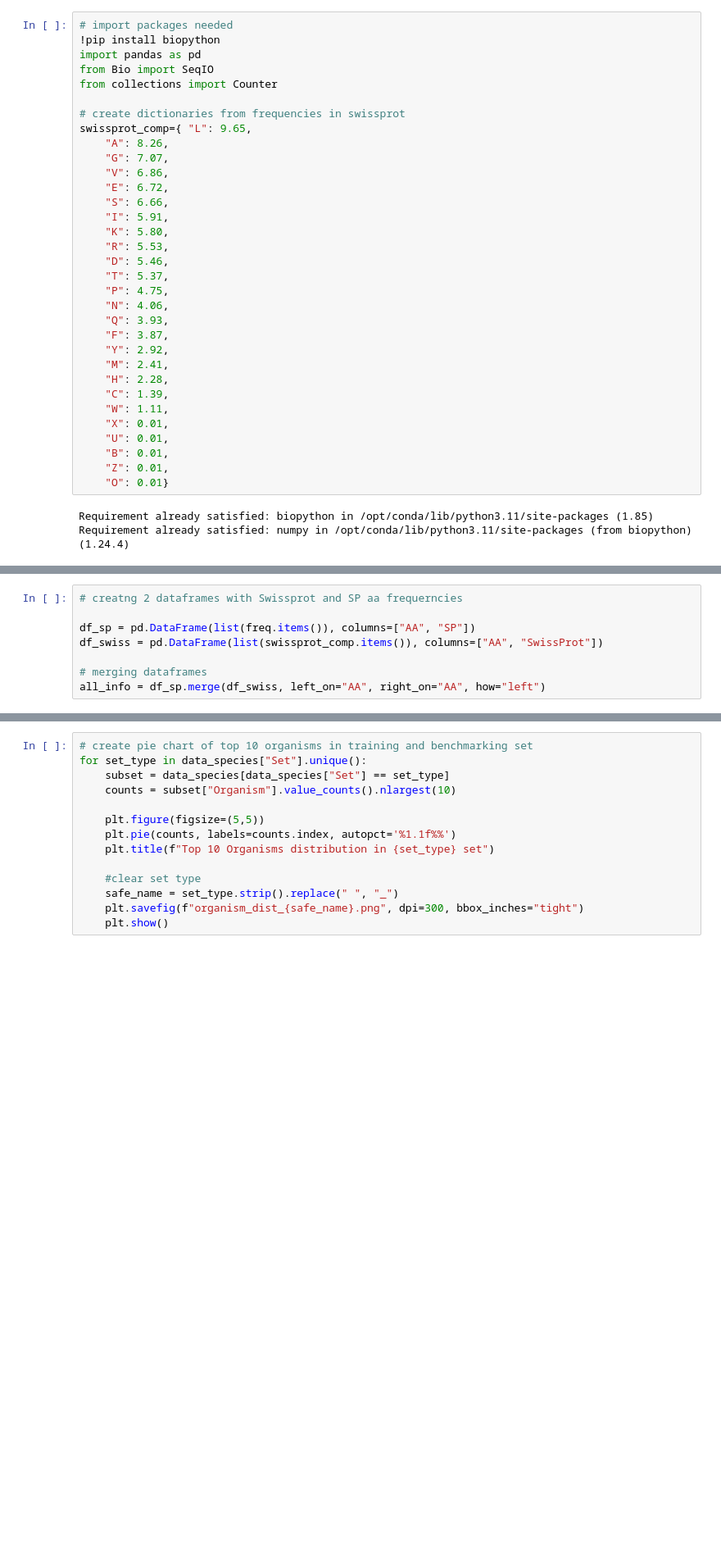
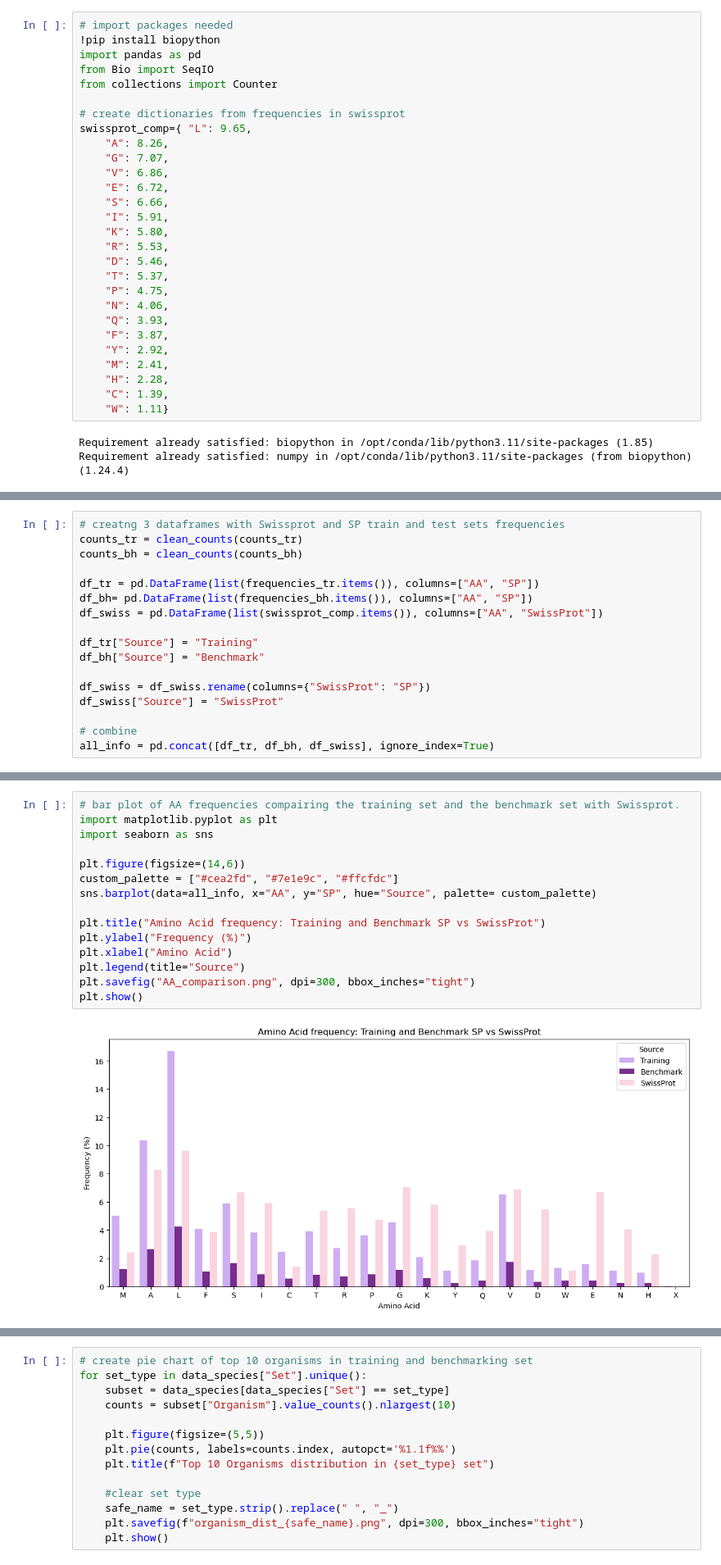
Before and after one commit to RebeccaBarbera/LAB2_project_group_13, a Jupyter notebook: data_analysis/frequencies-4.ipynb, the cells around one changed output, grey strips where cells are left out. Shown at 82% size. Cells and saved outputs as stored; diff of their text form; blank space fills up the shorter version.

Commit message:
frequencies ++

```diff
--- a/data_analysis/frequencies-3.ipynb
+++ b/data_analysis/frequencies-4.ipynb
@@ -25,12 +25,7 @@ swissprot_comp={ "L": 9.65,
     "M": 2.41,
     "H": 2.28,
     "C": 1.39,
-    "W": 1.11,
-    "X": 0.01,
-    "U": 0.01,
-    "B": 0.01,
-    "Z": 0.01,
-    "O": 0.01}
+    "W": 1.11}
 # %% [output]
 Requirement already satisfied: biopython in /opt/conda/lib/python3.11/site-packages (1.85)
 Requirement already satisfied: numpy in /opt/conda/lib/python3.11/site-packages (from biopython) (1.24.4)
@@ -75,8 +107,17 @@ frequencies= count_total_frequencies(counts)
 # %%
-# creatng 2 dataframes with Swissprot and SP aa frequerncies
+# creatng 3 dataframes with Swissprot and SP train and test sets frequencies
+counts_tr = clean_counts(counts_tr)
+counts_bh = clean_counts(counts_bh)
 
-df_sp = pd.DataFrame(list(freq.items()), columns=["AA", "SP"])
+df_tr = pd.DataFrame(list(frequencies_tr.items()), columns=["AA", "SP"])
+df_bh= pd.DataFrame(list(frequencies_bh.items()), columns=["AA", "SP"])
 df_swiss = pd.DataFrame(list(swissprot_comp.items()), columns=["AA", "SwissProt"])
 
-# merging dataframes
-all_info = df_sp.merge(df_swiss, left_on="AA", right_on="AA", how="left")
+df_tr["Source"] = "Training"
+df_bh["Source"] = "Benchmark"
+
+df_swiss = df_swiss.rename(columns={"SwissProt": "SP"})
+df_swiss["Source"] = "SwissProt"
+
+# combine
+all_info = pd.concat([df_tr, df_bh, df_swiss], ignore_index=True)
@@ -101,3 +124,20 @@ plt.show()
+# %%
+# bar plot of AA frequencies compairing the training set and the benchmark set with Swissprot.
+import matplotlib.pyplot as plt
+import seaborn as sns
+
+plt.figure(figsize=(14,6))
+custom_palette = ["#cea2fd", "#7e1e9c", "#ffcfdc"]
+sns.barplot(data=all_info, x="AA", y="SP", hue="Source", palette= custom_palette)
+
+plt.title("Amino Acid frequency: Training and Benchmark SP vs SwissProt")
+plt.ylabel("Frequency (%)")
+plt.xlabel("Amino Acid")
+plt.legend(title="Source")
+plt.savefig("AA_comparison.png", dpi=300, bbox_inches="tight")
+plt.show()
+# %% [output]
+[figure, added]
 # %%
 # Taxonomic classification (at kingdom and species levels)
 
```
Also changed, not shown: parts of 5 cells of this notebook, 2 other files.
